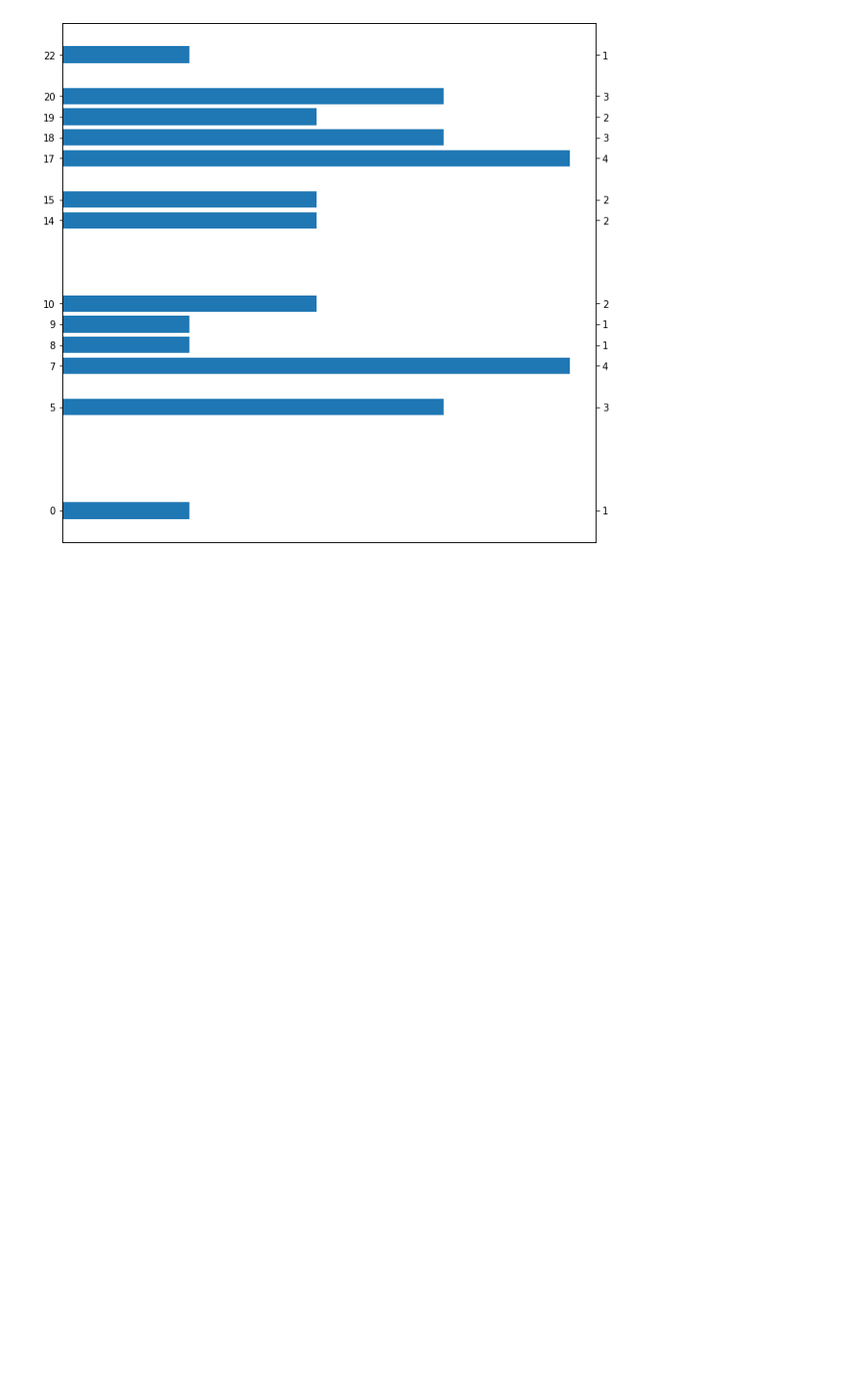
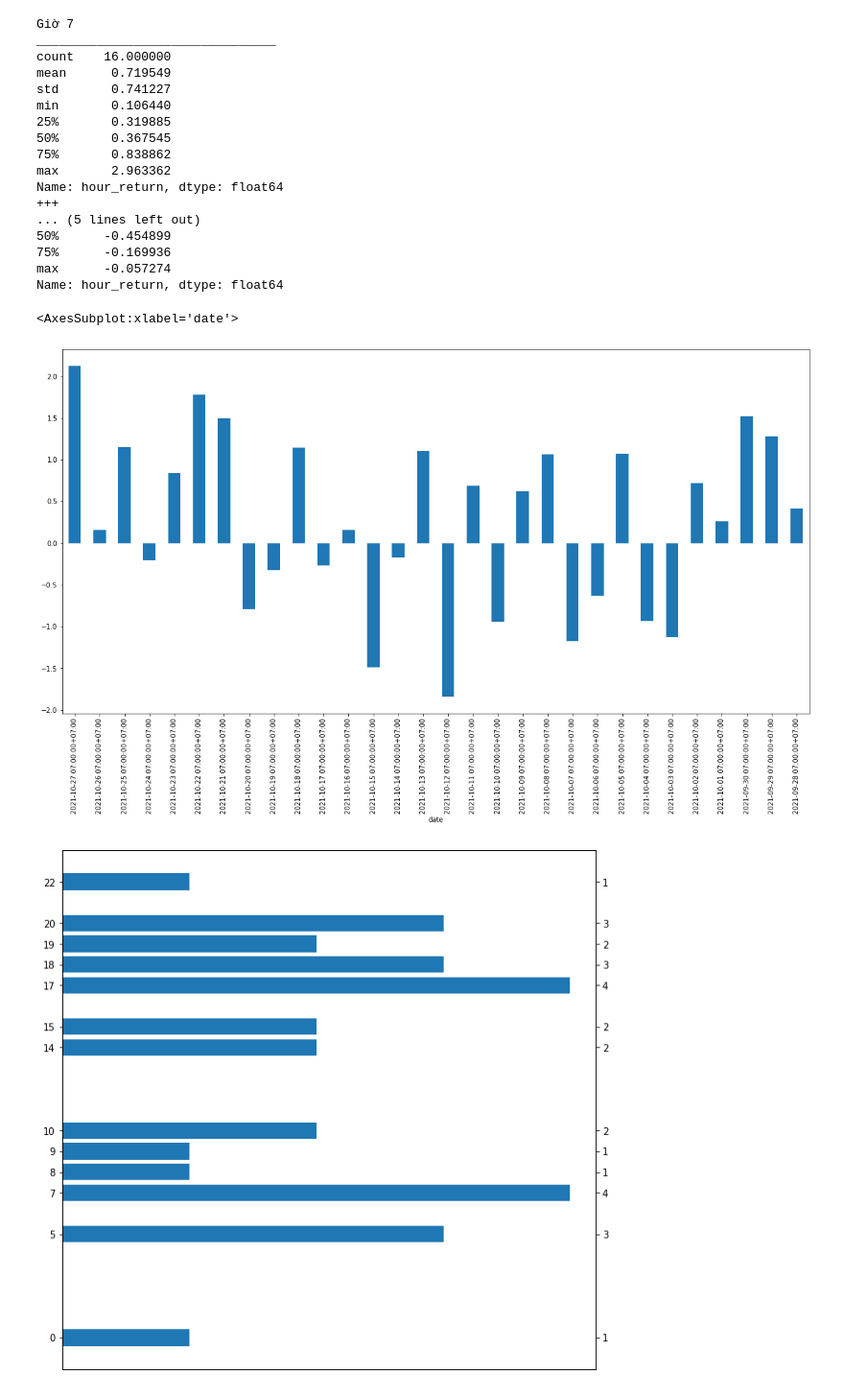
Before and after one commit to bachpx195/the_big_trade, a Jupyter notebook: TheBigTrade/HighestHourInDay.ipynb, the cells around one changed output. Shown: that part at 96% size. Drawn from its saved outputs; the diff is of its cells as text; code cells hidden in the pictures; blank space fills up the shorter version.

```diff
--- a/TheBigTrade/HighestHourInDay.ipynb
+++ b/TheBigTrade/HighestHourInDay.ipynb
@@ -106,3 +108,33 @@ Name: hour_return, dtype: float64
+# %%
+hour_observe = 7
+
+print(f"Giờ {hour_observe}")
+print("________________________________")
+print(data_prices_x[data_prices_x['type'] == 'up']['hour_return'].describe())
+print("+++")
+print(data_prices_x[data_prices_x['type'] == 'down']['hour_return'].describe())
+data_prices[data_prices['hour'] == hour_observe]['hour_return'].plot(figsize=[20,10], kind='bar')
+# data_prices[data_prices['hour'] == hour_observe]['hour_return'].hist(bins=20)
+# %% [output]
+Giờ 7
+________________________________
+count    16.000000
+mean      0.719549
+std       0.741227
+min       0.106440
+25%       0.319885
+50%       0.367545
+75%       0.838862
+max       2.963362
+Name: hour_return, dtype: float64
++++
+... (5 lines left out)
+50%      -0.454899
+75%      -0.169936
+max      -0.057274
+Name: hour_return, dtype: float64
+<AxesSubplot:xlabel='date'>
+[figure, added]
 # %%
 data_prices[data_prices['hour_return']==data_prices['hour_return'].max()]
 # %%
```
Also changed, not shown: parts of 2 cells of this notebook.
